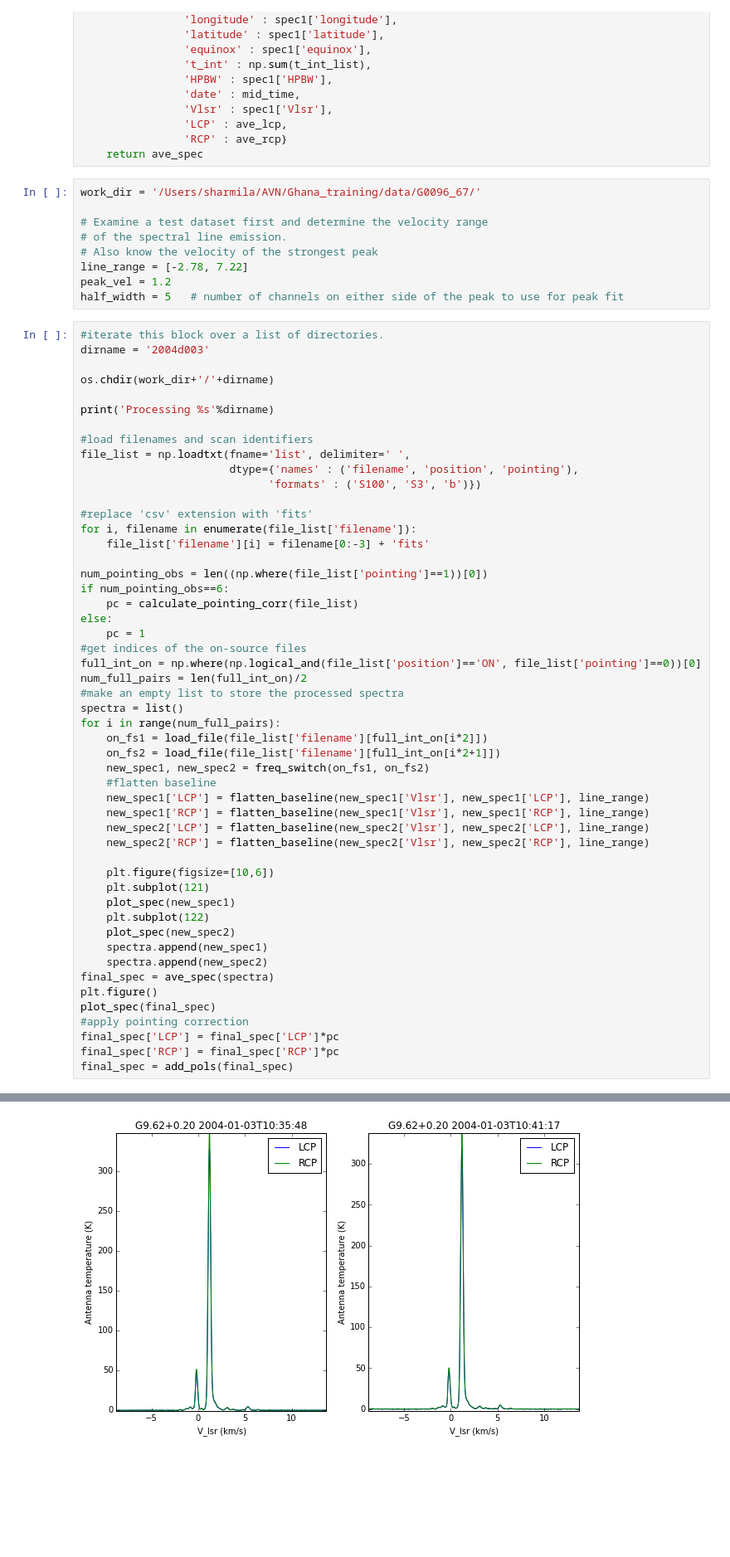
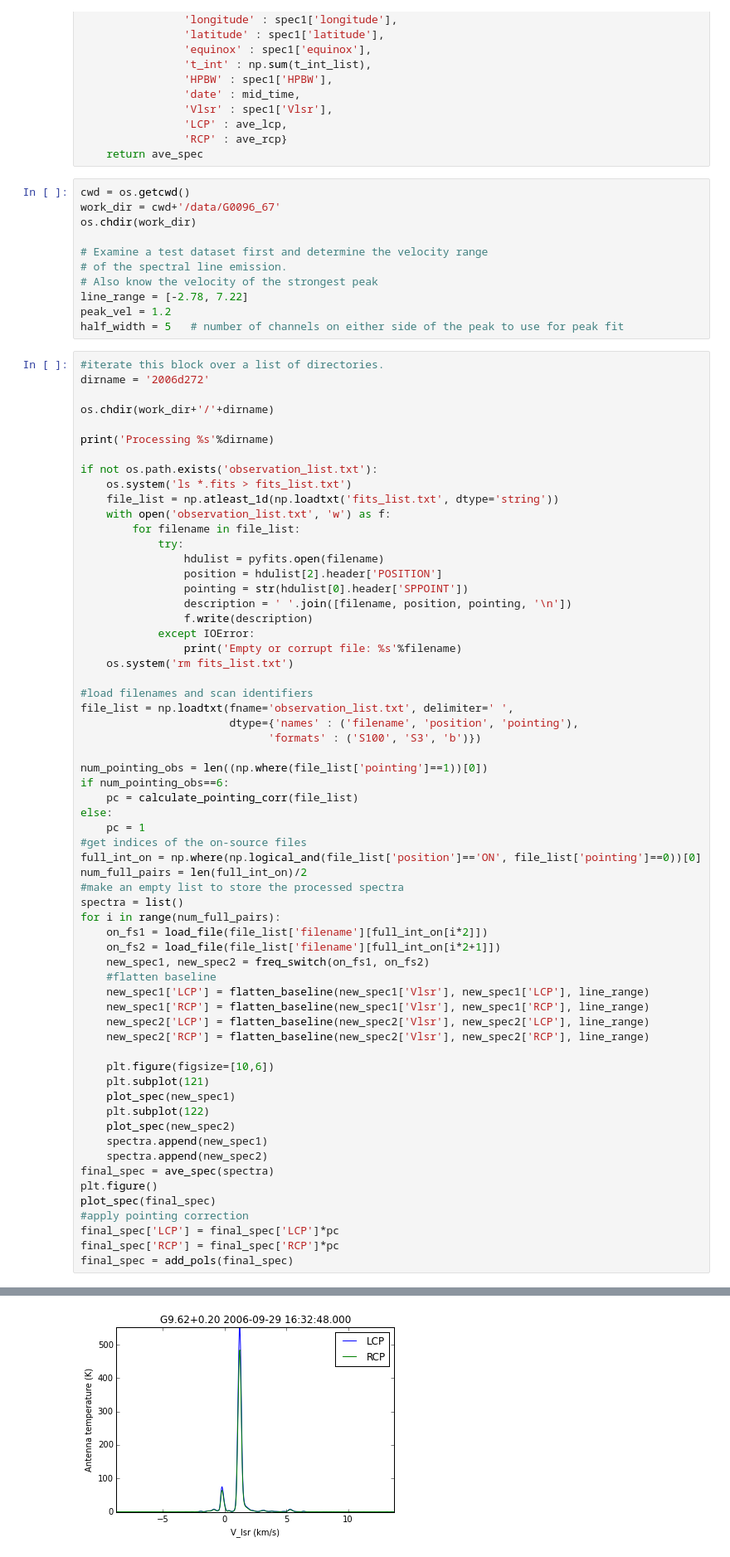
Before and after one commit to ska-sa/tutorials, a Jupyter notebook: 4_HartRAO_spectral_line/5_Full_spectral_line_reduction.ipynb, the cells around one changed output, grey strips where cells are left out. Shown at 83% size. Drawn from its saved outputs; the diff is of its cells as text; blank space fills up the shorter version.

Commit message:
Added test data files and modified scripts to work from notebook root directory for the examples

```diff
--- a/4_HartRAO_spectral_line/5_Full_spectral_line_reduction.ipynb
+++ b/4_HartRAO_spectral_line/5_Full_spectral_line_reduction.ipynb
@@ -380,7 +380,9 @@ def ave_spec(spectra):
                 'RCP' : ave_rcp}
     return ave_spec
 # %%
-work_dir = '/Users/sharmila/AVN/Ghana_training/data/G0096_67/'
+cwd = os.getcwd()
+work_dir = cwd+'/data/G0096_67'
+os.chdir(work_dir)
 
 # Examine a test dataset first and determine the velocity range
 # of the spectral line emission.
@@ -390,20 +392,31 @@ peak_vel = 1.2
 half_width = 5   # number of channels on either side of the peak to use for peak fit
 # %%
 #iterate this block over a list of directories.
-dirname = '2004d003'
+dirname = '2006d272'
 
 os.chdir(work_dir+'/'+dirname)
 
 print('Processing %s'%dirname)
 
+if not os.path.exists('observation_list.txt'):
+    os.system('ls *.fits > fits_list.txt')
+    file_list = np.atleast_1d(np.loadtxt('fits_list.txt', dtype='string'))
+    with open('observation_list.txt', 'w') as f:
+        for filename in file_list:
+            try:
+                hdulist = pyfits.open(filename)
+                position = hdulist[2].header['POSITION']
+                pointing = str(hdulist[0].header['SPPOINT'])
+                description = ' '.join([filename, position, pointing, '\n'])
+                f.write(description)
+            except IOError:
+                print('Empty or corrupt file: %s'%filename)
+    os.system('rm fits_list.txt')
+
 #load filenames and scan identifiers
-file_list = np.loadtxt(fname='list', delimiter=' ',
+file_list = np.loadtxt(fname='observation_list.txt', delimiter=' ',
                        dtype={'names' : ('filename', 'position', 'pointing'),
                              'formats' : ('S100', 'S3', 'b')})
-
-#replace 'csv' extension with 'fits'
-for i, filename in enumerate(file_list['filename']):
-    file_list['filename'][i] = filename[0:-3] + 'fits'
 
 num_pointing_obs = len((np.where(file_list['pointing']==1))[0])
 if num_pointing_obs==6:
@@ -449 +462 @@ Pointing correction factor 1.00839169301
-[figure, old version]
+[figure, new version]
```
Also changed, not shown: parts of 4 cells of this notebook, 25 other files.
